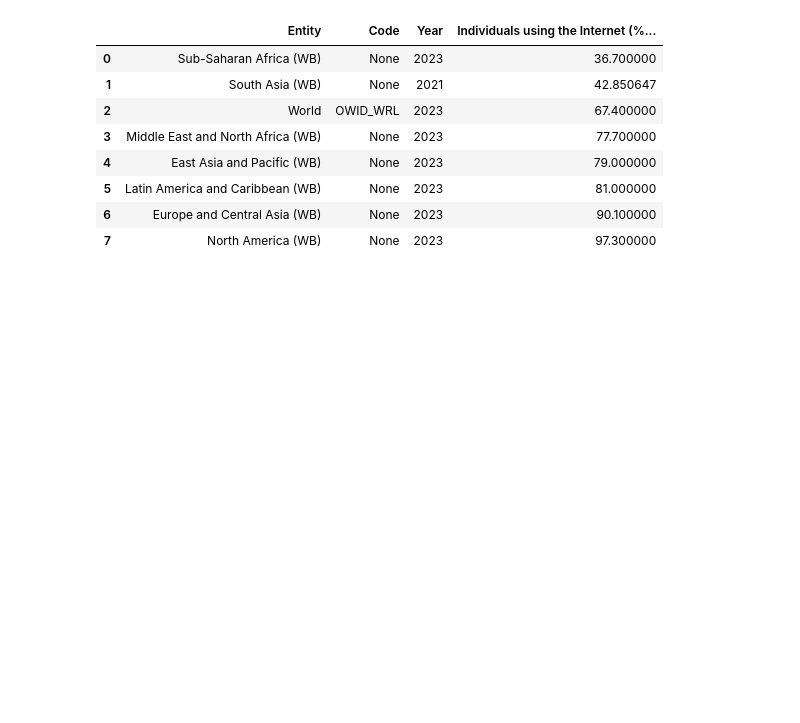
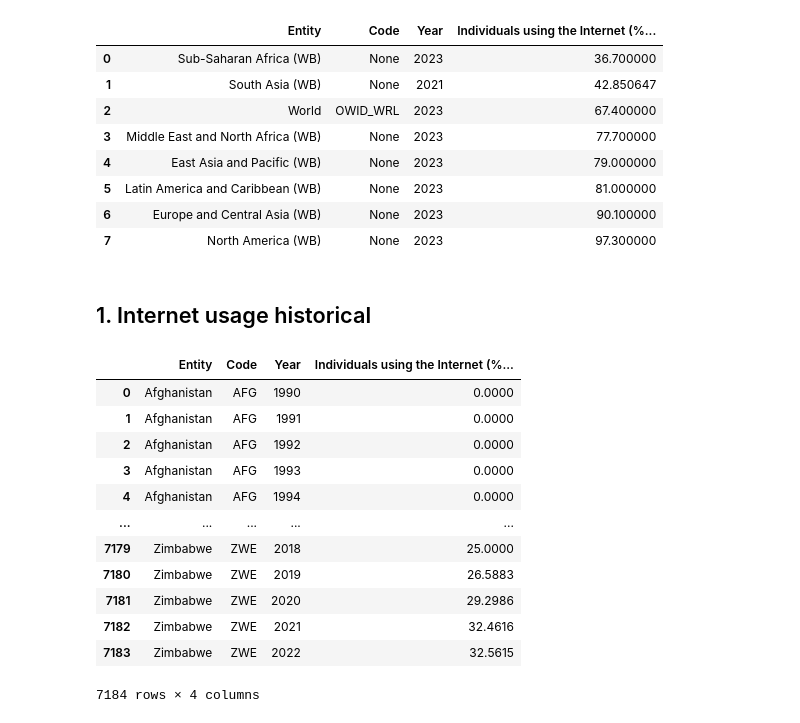
Before and after one commit to REAndreas/Data_Visualization_Andreas_Reinholdsson_DE24, a Jupyter notebook: Exercises/Exercise_2/Exercise_2.ipynb, the cells around one changed output. Saved outputs shown, nothing was run; the diff lists cells and outputs as text; code cells hidden in the pictures; blank space fills up the shorter version.

```diff
--- a/Exercises/Exercise_2/Exercise_2.ipynb
+++ b/Exercises/Exercise_2/Exercise_2.ipynb
@@ -92,3 +92,21 @@ fig.update_traces(
 
 fig.show()
 fig.write_html("figures/internet_pop.html")
+# %% [markdown]
+## 1. Internet usage historical
+# %%
+df
+# %% [output]
+|  | Entity | Code | Year | Individuals using the Internet (%... |
+| 0 | Afghanistan | AFG | 1990 | 0.0000 |
+| 1 | Afghanistan | AFG | 1991 | 0.0000 |
+| 2 | Afghanistan | AFG | 1992 | 0.0000 |
+| 3 | Afghanistan | AFG | 1993 | 0.0000 |
+| 4 | Afghanistan | AFG | 1994 | 0.0000 |
+| ... | ... | ... | ... | ... |
+| 7179 | Zimbabwe | ZWE | 2018 | 25.0000 |
+| 7180 | Zimbabwe | ZWE | 2019 | 26.5883 |
+| 7181 | Zimbabwe | ZWE | 2020 | 29.2986 |
+| 7182 | Zimbabwe | ZWE | 2021 | 32.4616 |
+| 7183 | Zimbabwe | ZWE | 2022 | 32.5615 |
+7184 rows × 4 columns
```
Also changed, not shown: parts of 2 cells of this notebook, 6 other files.
